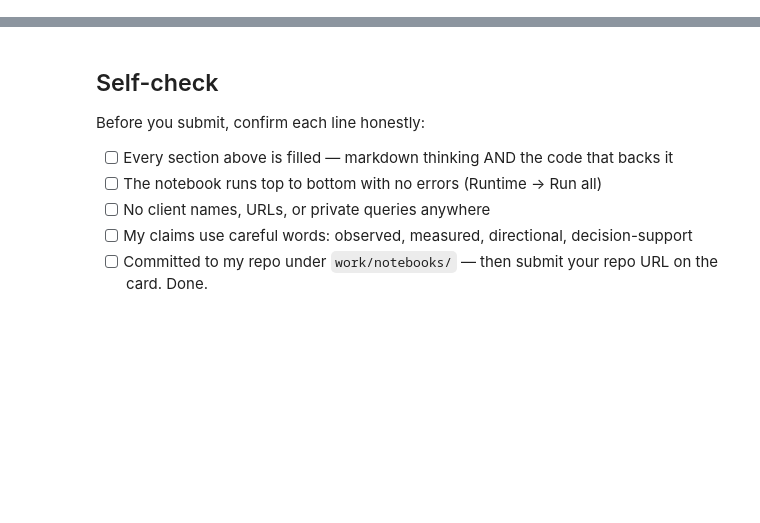
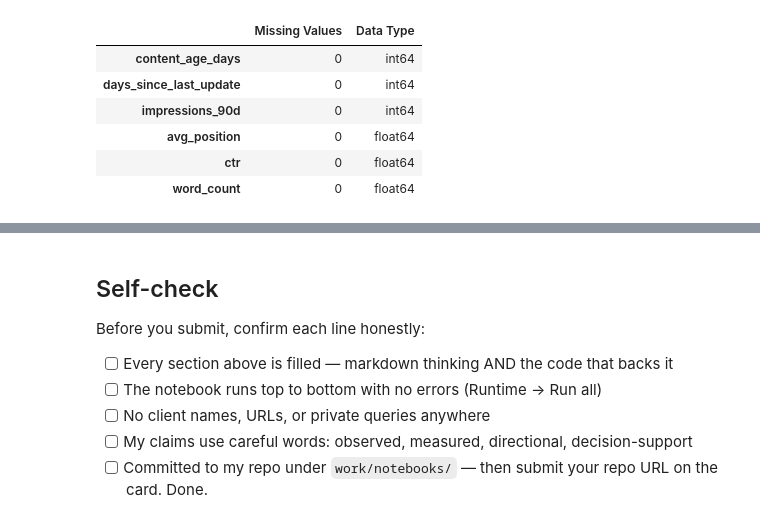
Before and after one commit to ZainAliShah199/flyrank-ml-internship, a Jupyter notebook: work/notebooks/w03_feature_leakage_check.ipynb, the cells around one changed output, grey strips where cells are left out. Cells and saved outputs as stored; diff of their text form; code cells hidden in the pictures; blank space fills up the shorter version.

```diff
--- a/work/notebooks/w03_feature_leakage_check.ipynb
+++ b/work/notebooks/w03_feature_leakage_check.ipynb
@@ -36,0 +62,17 @@ This skeleton is yours to fill. Work the sections **in order** — each one has
+# %%
+feature_df = df[[
+    "content_age_days",
+    "days_since_last_update",
+    "impressions_90d",
+    "avg_position",
+    "ctr",
+    "word_count"
+]].copy()
+
+feature_df = feature_df.fillna(0)
+
+print(feature_df.head())
+
+print()
+
+print(feature_df.describe())
@@ -36,0 +110,15 @@ This skeleton is yours to fill. Work the sections **in order** — each one has
+# %%
+feature_summary = pd.DataFrame({
+    "Missing Values": feature_df.isnull().sum(),
+    "Data Type": feature_df.dtypes
+})
+
+feature_summary
+# %% [output]
+|  | Missing Values | Data Type |
+| content_age_days | 0 | int64 |
+| days_since_last_update | 0 | int64 |
+| impressions_90d | 0 | int64 |
+| avg_position | 0 | float64 |
+| ctr | 0 | float64 |
+| word_count | 0 | float64 |
```
Also changed, not shown: parts of 17 cells of this notebook.
